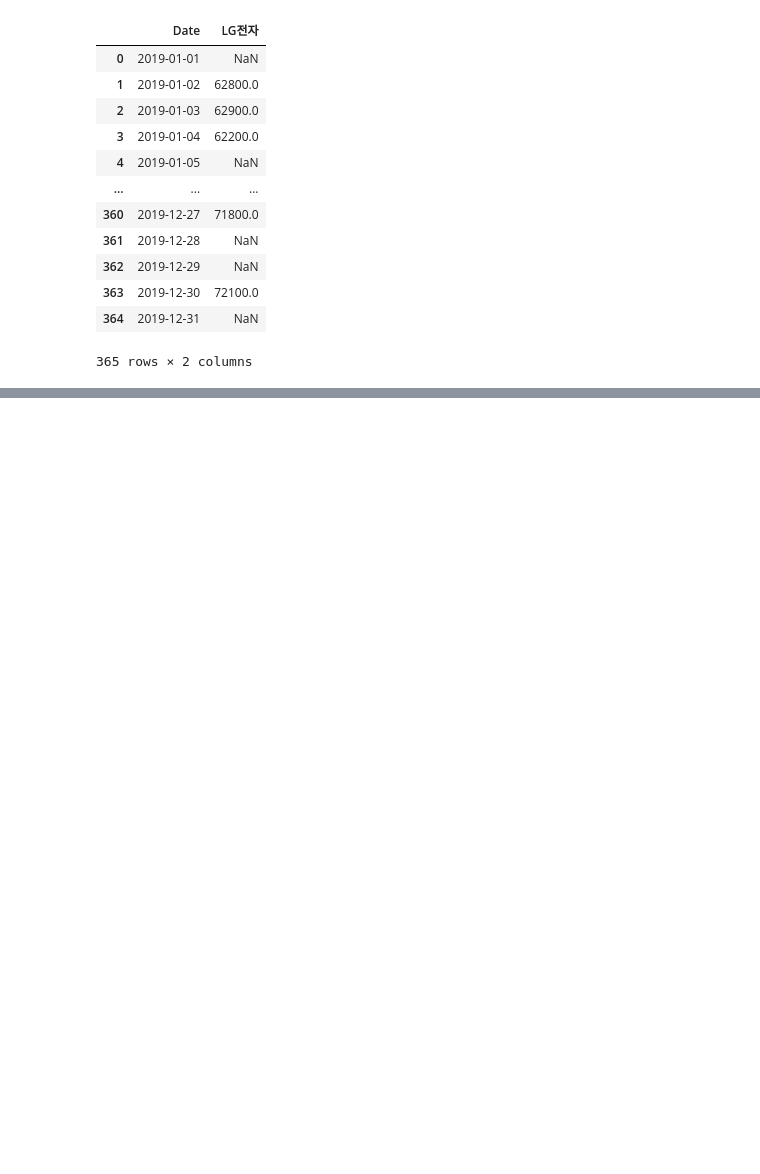
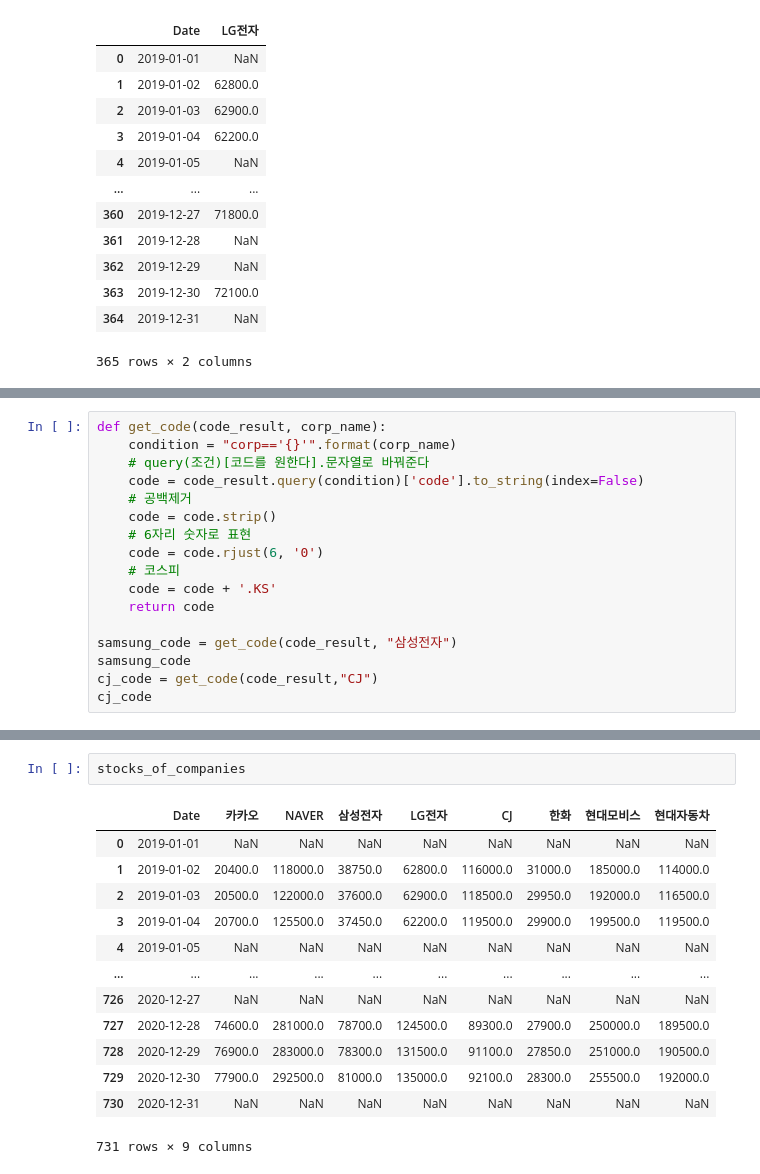
Before and after one commit to seunghy1468/Sparta_coding, a Jupyter notebook: week04/week4.ipynb, the cells around one changed output, grey strips where cells are left out. Drawn from its saved outputs; the diff is of its cells as text; blank space fills up the shorter version.

```diff
--- a/week04/week4.ipynb
+++ b/week04/week4.ipynb
@@ -186,0 +243,17 @@ stocks_of_companies
+# %%
+def get_code(code_result, corp_name):
+    condition = "corp=='{}'".format(corp_name)
+    # query(조건)[코드를 원한다].문자열로 바꿔준다
+    code = code_result.query(condition)['code'].to_string(index=False)
+    # 공백제거
+    code = code.strip()
+    # 6자리 숫자로 표현
+    code = code.rjust(6, '0')
+    # 코스피
+    code = code + '.KS'
+    return code
+
+samsung_code = get_code(code_result, "삼성전자")
+samsung_code
+cj_code = get_code(code_result,"CJ")
+cj_code
@@ -186,0 +289,16 @@ stocks_of_companies
+# %%
+stocks_of_companies
+# %% [output]
+|  | Date | 카카오 | NAVER | 삼성전자 | LG전자 | CJ | 한화 | 현대모비스 | 현대자동차 |
+| 0 | 2019-01-01 | NaN | NaN | NaN | NaN | NaN | NaN | NaN | NaN |
+| 1 | 2019-01-02 | 20400.0 | 118000.0 | 38750.0 | 62800.0 | 116000.0 | 31000.0 | 185000.0 | 114000.0 |
+| 2 | 2019-01-03 | 20500.0 | 122000.0 | 37600.0 | 62900.0 | 118500.0 | 29950.0 | 192000.0 | 116500.0 |
+| 3 | 2019-01-04 | 20700.0 | 125500.0 | 37450.0 | 62200.0 | 119500.0 | 29900.0 | 199500.0 | 119500.0 |
+| 4 | 2019-01-05 | NaN | NaN | NaN | NaN | NaN | NaN | NaN | NaN |
+| ... | ... | ... | ... | ... | ... | ... | ... | ... | ... |
+| 726 | 2020-12-27 | NaN | NaN | NaN | NaN | NaN | NaN | NaN | NaN |
+| 727 | 2020-12-28 | 74600.0 | 281000.0 | 78700.0 | 124500.0 | 89300.0 | 27900.0 | 250000.0 | 189500.0 |
+| 728 | 2020-12-29 | 76900.0 | 283000.0 | 78300.0 | 131500.0 | 91100.0 | 27850.0 | 251000.0 | 190500.0 |
+| 729 | 2020-12-30 | 77900.0 | 292500.0 | 81000.0 | 135000.0 | 92100.0 | 28300.0 | 255500.0 | 192000.0 |
+| 730 | 2020-12-31 | NaN | NaN | NaN | NaN | NaN | NaN | NaN | NaN |
+731 rows × 9 columns
```
Also changed, not shown: parts of 10 cells of this notebook, 2 other files.
